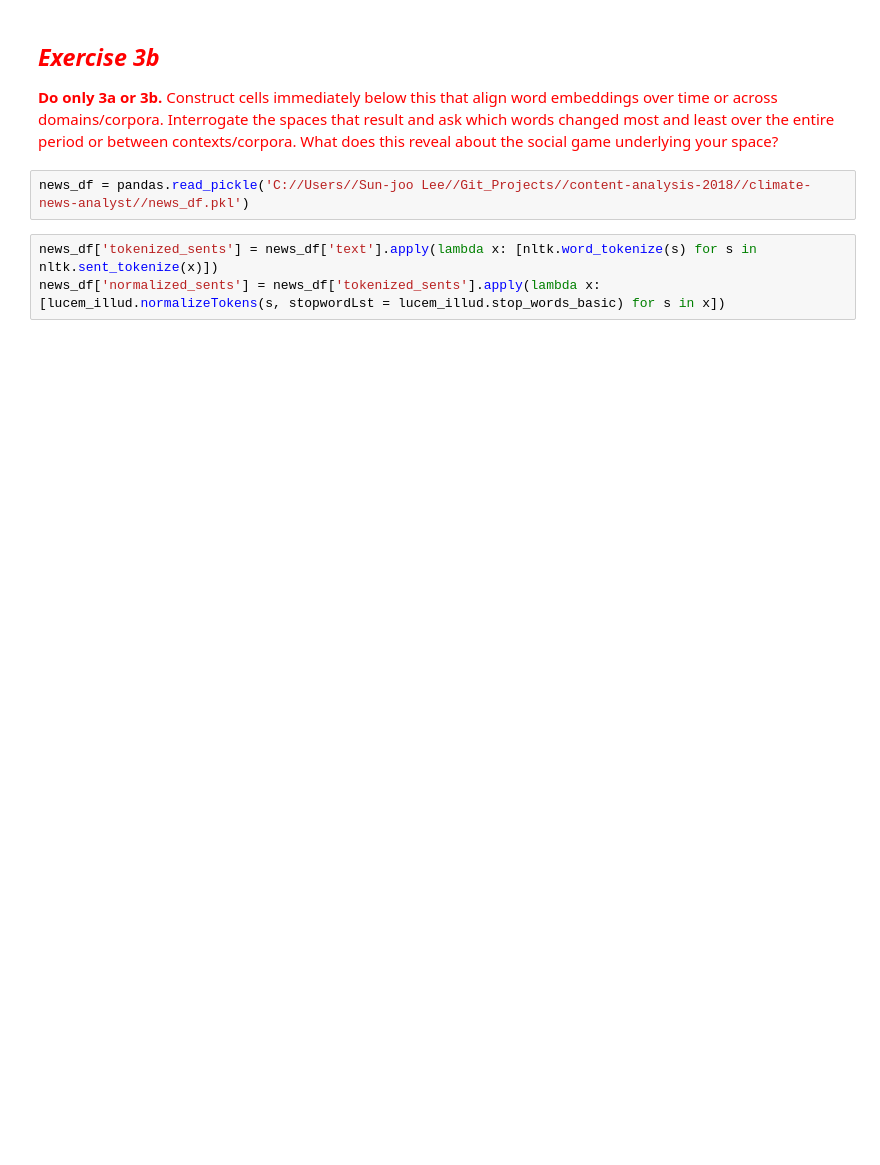
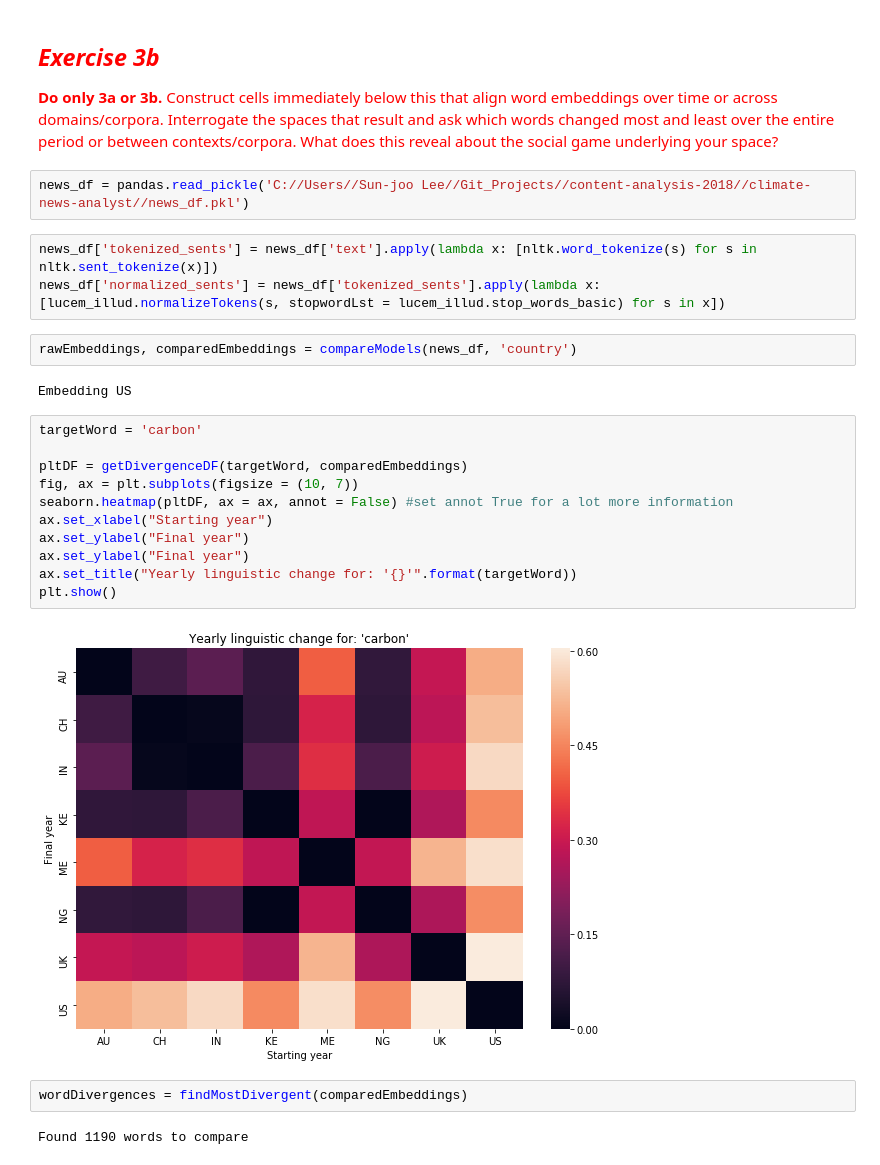
Before and after one commit to sunnyjooey/content-analysis-2018, a Jupyter notebook: 4-Word-Embedding/4-Word-Embedding-Supplemental.ipynb, the cells around one changed output. Drawn from its saved outputs; the diff is of its cells as text; blank space fills up the shorter version.

Commit message:
most of the code

```diff
--- a/4-Word-Embedding/4-Word-Embedding-Supplemental.ipynb
+++ b/4-Word-Embedding/4-Word-Embedding-Supplemental.ipynb
@@ -440,3 +444,24 @@ news_df = pandas.read_pickle('C://Users//Sun-joo Lee//Git_Projects//content-anal
 # %%
 news_df['tokenized_sents'] = news_df['text'].apply(lambda x: [nltk.word_tokenize(s) for s in nltk.sent_tokenize(x)])
 news_df['normalized_sents'] = news_df['tokenized_sents'].apply(lambda x: [lucem_illud.normalizeTokens(s, stopwordLst = lucem_illud.stop_words_basic) for s in x])
+# %%
+rawEmbeddings, comparedEmbeddings = compareModels(news_df, 'country')
+# %% [output]
+Embedding US
+# %%
+targetWord = 'carbon'
+
+pltDF = getDivergenceDF(targetWord, comparedEmbeddings)
+fig, ax = plt.subplots(figsize = (10, 7))
+seaborn.heatmap(pltDF, ax = ax, annot = False) #set annot True for a lot more information
+ax.set_xlabel("Starting year")
+ax.set_ylabel("Final year")
+ax.set_ylabel("Final year")
+ax.set_title("Yearly linguistic change for: '{}'".format(targetWord))
+plt.show()
+# %% [output]
+[figure, added]
+# %%
+wordDivergences = findMostDivergent(comparedEmbeddings)
+# %% [output]
+Found 1190 words to compare
```
Also changed, not shown: parts of 21 cells of this notebook.
